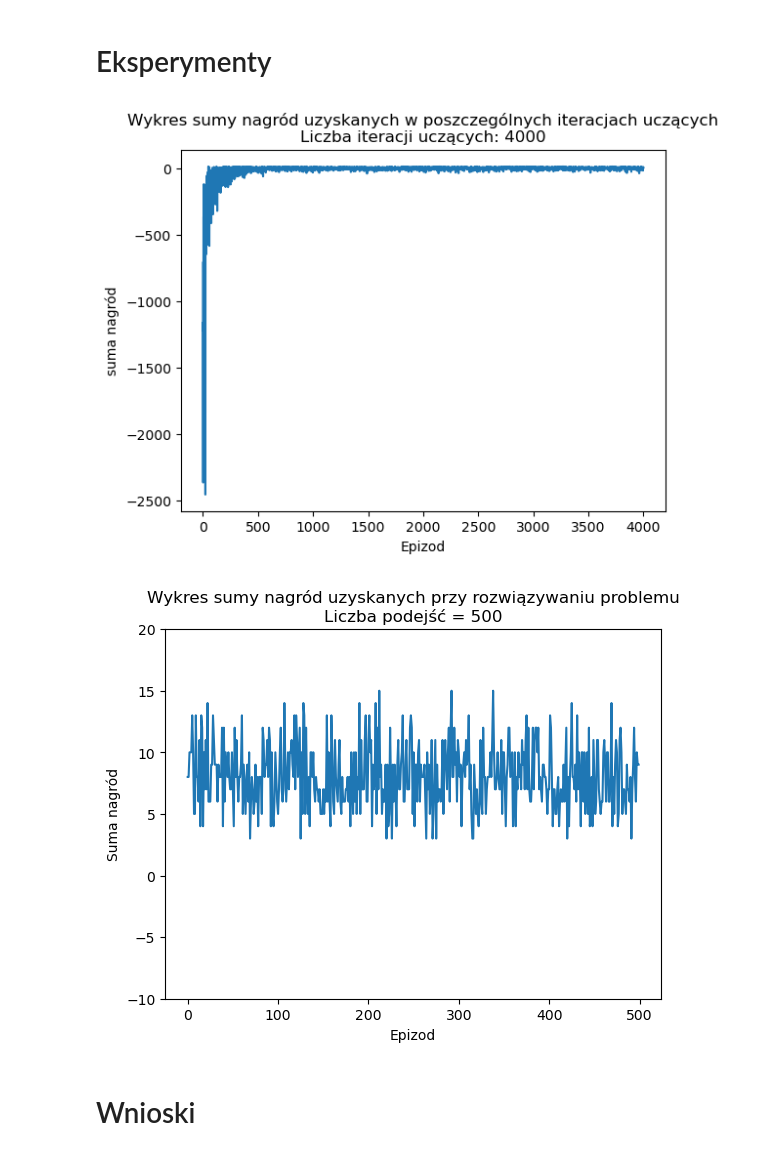
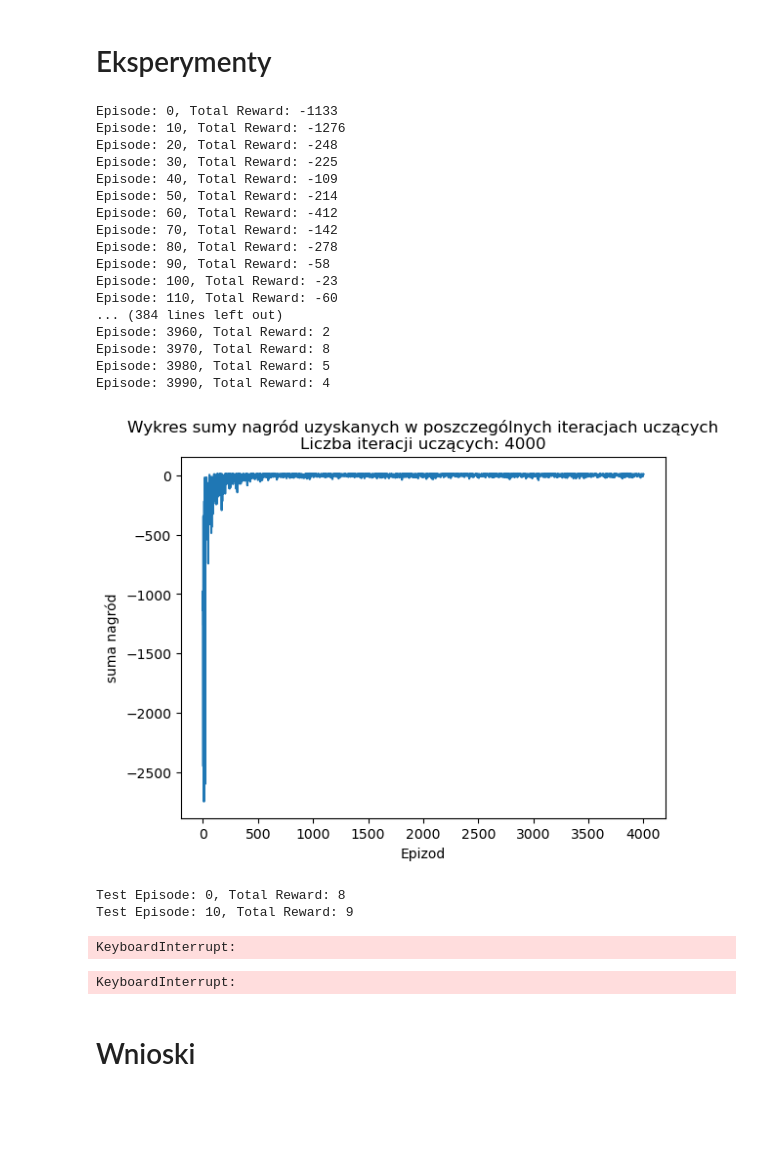
Before and after one commit to szczygiell/Machine_Learning_basics, a Jupyter notebook: zad5.ipynb, the cells around one changed output. Saved outputs shown, nothing was run; the diff lists cells and outputs as text; code cells hidden in the pictures; blank space fills up the shorter version.

Commit message:
rozdzielenie na trainera i testera

```diff
--- a/zad5.ipynb
+++ b/zad5.ipynb
@@ -57,8 +57,7 @@ class QLearningSolver:
     def __str__(self):
         return self.__repr__()
 
-
-def tester_3000(env_handler, q_params, learning_iter, plots: bool, verbose: bool=False):
+def train(env_handler, q_params, learning_iter, plots: bool, verbose: bool=False):
     observation_space = env_handler.observation_space.n
     action_space = env_handler.action_space.n
 
@@ -91,15 +90,23 @@ def tester_3000(env_handler, q_params, learning_iter, plots: bool, verbose: bool
             state = next_state
 
 
+
         all_rewards.append(total_reward)
         if episode % 10 == 0 and verbose:
             print(f"Episode: {episode}, Total Reward: {total_reward}")
+    if plots:
+        fig1 = plt.plot(all_rewards)
+        plt.xlabel('Epizod')
+        plt.ylabel('suma nagród')
+        plt.title(f'Wykres sumy nagród uzyskanych w poszczególnych iteracjach uczących\nLiczba iteracji uczących: {num_episodes}')
+        plt.show()
+    return q_solver
 
 
-    # Testowanie agenta
+def tester(env_handler, q_solver, testing_iter, plots: bool, verbose: bool=False):
     test_rewards = []
-    test_episodes = 500
-    for episode in range(test_episodes):
+    # test_episodes = 500
+    for episode in range(testing_iter):
         state = env_handler.reset()[0]
         done = False
         total_reward = 0
@@ -110,17 +117,12 @@ def tester_3000(env_handler, q_params, learning_iter, plots: bool, verbose: bool
             next_state, reward, done= env_handler.step(action)[0:3]
             total_reward += reward
             state = next_state
+            env_handler.render()
         test_rewards.append(total_reward)
         if episode % 10 == 0 and verbose:
             print(f"Test Episode: {episode}, Total Reward: {total_reward}")
 
     if plots:
-        fig1 = plt.plot(all_rewards)
-        plt.xlabel('Epizod')
-        plt.ylabel('suma nagród')
-        plt.title(f'Wykres sumy nagród uzyskanych w poszczególnych iteracjach uczących\nLiczba iteracji uczących: {num_episodes}')
-        plt.show()
-
         fig2 = plt.plot(test_rewards)
         plt.ylim([-10, 20])
         plt.xlabel('Epizod')
@@ -129,13 +131,44 @@ def tester_3000(env_handler, q_params, learning_iter, plots: bool, verbose: bool
         plt.show()
 # %% [markdown]
 # Eksperymenty
+# %%
+q_params = [0.3, 0.9, 0.1]
+
+train_env = gym.make('Taxi-v3')
+
+q_solver = train(train_env, q_params, 4000, True, False)
+
+test_env = gym.make('Taxi-v3',render_mode='human')
+
+tester(test_env, q_solver, 5, True, True)
+# %% [output]
+Episode: 0, Total Reward: -1133
+Episode: 10, Total Reward: -1276
+Episode: 20, Total Reward: -248
+Episode: 30, Total Reward: -225
+Episode: 40, Total Reward: -109
+Episode: 50, Total Reward: -214
+Episode: 60, Total Reward: -412
+Episode: 70, Total Reward: -142
+Episode: 80, Total Reward: -278
+Episode: 90, Total Reward: -58
+Episode: 100, Total Reward: -23
+Episode: 110, Total Reward: -60
+... (384 lines left out)
+Episode: 3960, Total Reward: 2
+Episode: 3970, Total Reward: 8
+Episode: 3980, Total Reward: 5
+Episode: 3990, Total Reward: 4
+[figure, added]
+Test Episode: 0, Total Reward: 8
+Test Episode: 10, Total Reward: 9
+KeyboardInterrupt:
 # %%
-env = gym.make('Taxi-v3')
+env = gym.make('Taxi-v3', render_mode='human')
 q_params = [0.3, 0.9, 0.1]
 
 tester_3000(env, q_params, 4000, True, False)
 # %% [output]
-[figure, removed]
-[figure, removed]
+KeyboardInterrupt:
 # %% [markdown]
 # Wnioski
```
